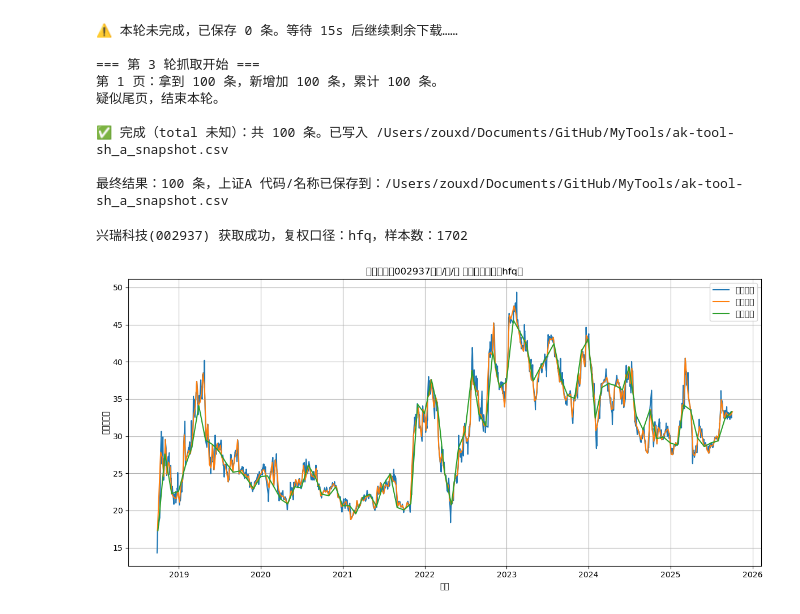
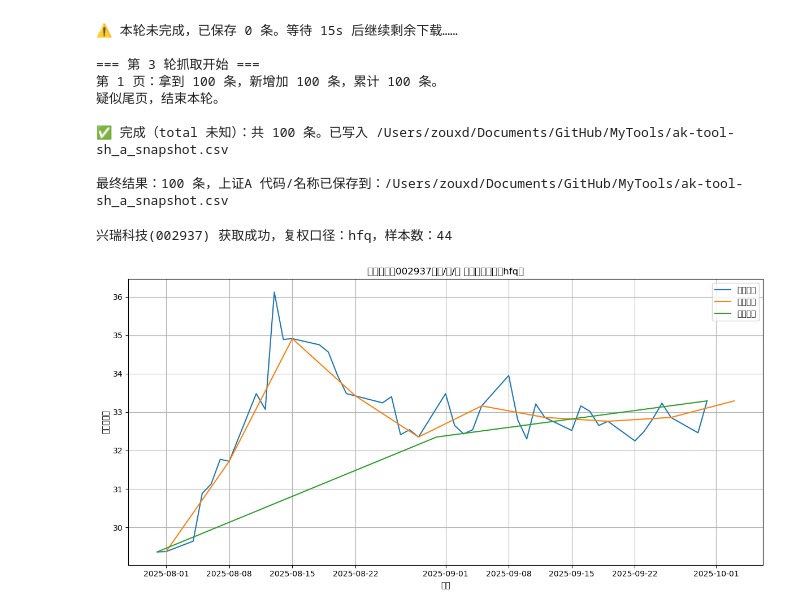
Before and after one commit to zzzxdzzz/MyTools, a Jupyter notebook: ak-tool.ipynb, the cells around one changed output. Drawn from its saved outputs; the diff is of its cells as text; code cells hidden in the pictures.

```diff
--- a/ak-tool.ipynb
+++ b/ak-tool.ipynb
@@ -3,10 +3,3 @@ import akshare as ak
 print("AkShare version:", ak.__version__)
 # %% [output]
 AkShare version: 1.17.61
-# %%
-
-import pandas as pd
-
-df = ak.stock_zh_a_spot_em()   # A股全市场快照
-print(df.shape)
-df.head(10)
@@ -399,10 +233,8 @@ print(f"\n最终结果：{len(existing)} 条，上证A 代码/名称已保存到
 
 最终结果：100 条，上证A 代码/名称已保存到：/Users/zouxd/Documents/GitHub/MyTools/ak-tool-sh_a_snapshot.csv
 # %%
-import pandas as pd
 import numpy as np
 import matplotlib.pyplot as plt
-import akshare as ak
 
 def find_symbol_by_name(name: str) -> str:
     code_map = ak.stock_info_a_code_name()
@@ -453,36 +285,36 @@ def get_hist_clean(symbol: str, start="2018-01-01", end="2025-12-31", prefer="hf
         df = _standardize_cols(df)
         # 体检：剔除负价、全零
         bad_neg = ((df[["open","high","low","close"]] < 0).any(axis=1)).sum()
         if bad_neg > 0:
             # 该复权口径存在异常，尝试下一个
             continue
         all_zero = (df["close"] == 0).sum()
         if all_zero > 0:
             # 零价异常也视为不可用
             continue
         return df, (adj or "none")
     raise RuntimeError(f"所有口径均异常或不可用，已尝试：{tried}")
 
 # ===== 示例：拿“兴瑞科技”，并画日/周/月同图 =====
 name = "兴瑞科技"
 symbol = find_symbol_by_name(name)
-df_daily, used_adj = get_hist_clean(symbol, start="2018-01-01", end="2025-12-31", prefer="hfq")
+df_daily, used_adj = get_hist_clean(symbol, start="2025-07-31", end="2025-09-30", prefer="hfq")
 close_d = df_daily["close"].dropna()
 close_w = close_d.resample("W-FRI").last().dropna()
 close_m = close_d.resample("M").last().dropna()
 
 print(f"{name}({symbol}) 获取成功，复权口径：{used_adj}，样本数：{len(close_d)}")
 
 plt.figure(figsize=(12,6))
 plt.plot(close_d.index, close_d.values, label="日线收盘")
 plt.plot(close_w.index, close_w.values, label="周线收盘")
 plt.plot(close_m.index, close_m.values, label="月线收盘")
 plt.title(f"{name}（{symbol}）日/周/月 收盘价（口径：{used_adj}）")
 plt.xlabel("日期"); plt.ylabel("价格（元）")
 plt.legend(); plt.grid(True); plt.tight_layout(); plt.show()
 # %% [output]
-兴瑞科技(002937) 获取成功，复权口径：hfq，样本数：1702
+兴瑞科技(002937) 获取成功，复权口径：hfq，样本数：44
-[figure, old version]
+[figure, new version]
 # %%
 stock_szse_summary_df = ak.stock_szse_summary(date="20250930")
 print(stock_szse_summary_df)
```
Also changed, not shown: parts of 3 cells of this notebook.
